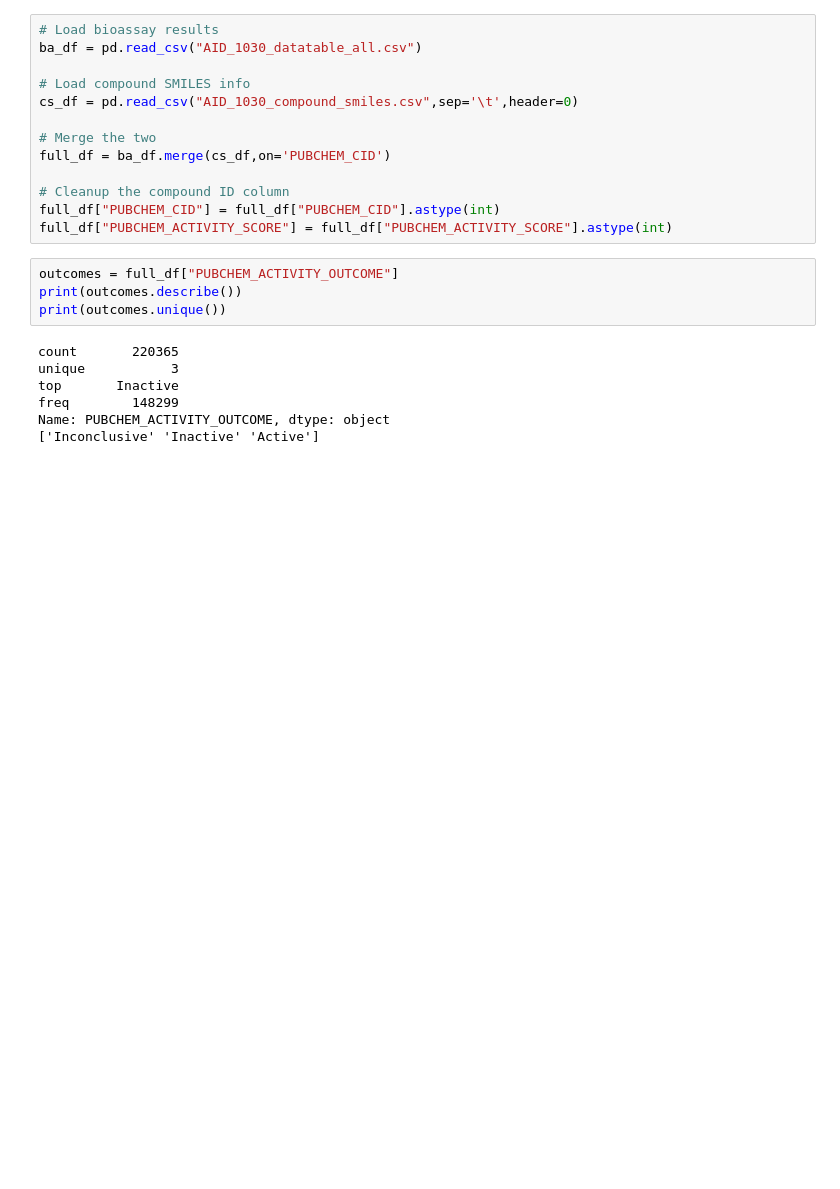
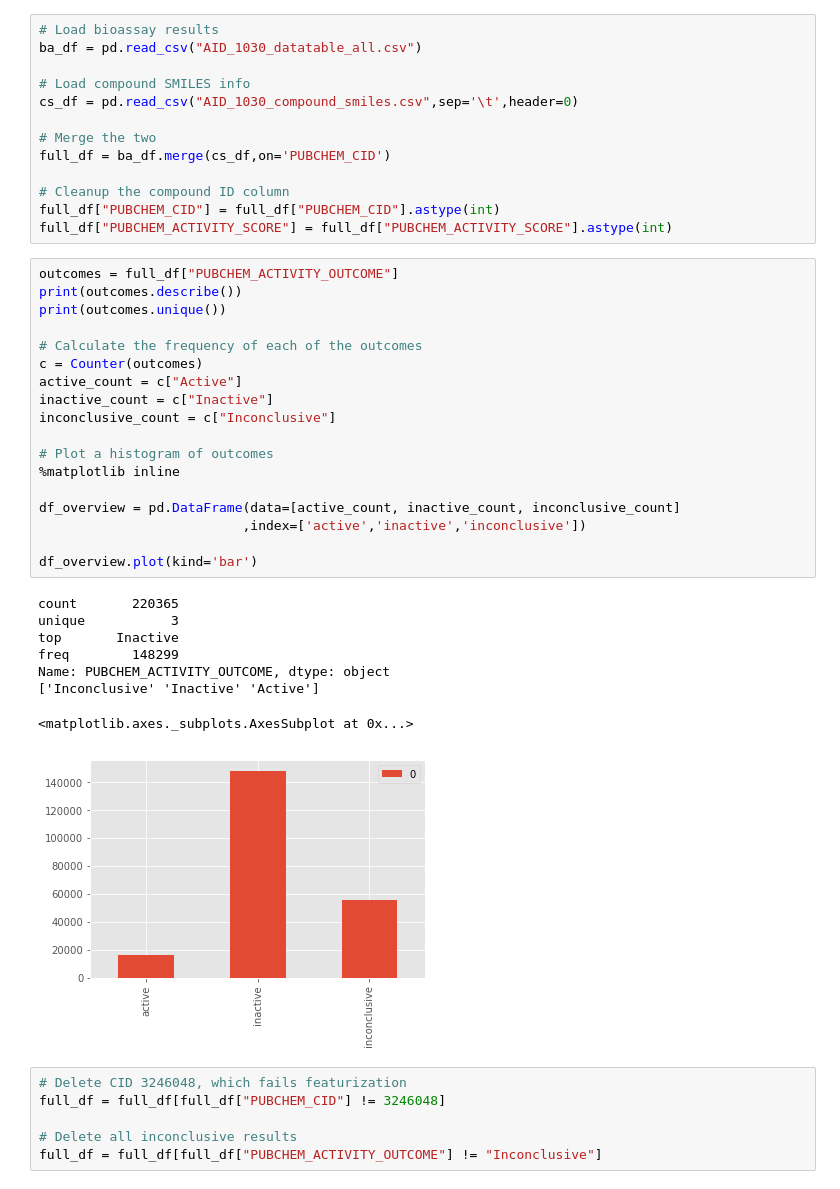
Before and after one commit to LRParser/pubchem-sklearn, a Jupyter notebook: pubchem_exploratory_analysis.ipynb, the cells around one changed output. Drawn from its saved outputs; the diff is of its cells as text; blank space fills up the shorter version.

```diff
--- a/pubchem_exploratory_analysis.ipynb
+++ b/pubchem_exploratory_analysis.ipynb
@@ -21,15 +34,37 @@ full_df = ba_df.merge(cs_df,on='PUBCHEM_CID')
 # Cleanup the compound ID column
 full_df["PUBCHEM_CID"] = full_df["PUBCHEM_CID"].astype(int)
 full_df["PUBCHEM_ACTIVITY_SCORE"] = full_df["PUBCHEM_ACTIVITY_SCORE"].astype(int)
-# %%
-outcomes = full_df["PUBCHEM_ACTIVITY_OUTCOME"]
-print(outcomes.describe())
-print(outcomes.unique())
-# %% [output]
-count       220365
-unique           3
-top       Inactive
-freq        148299
-Name: PUBCHEM_ACTIVITY_OUTCOME, dtype: object
-['Inconclusive' 'Inactive' 'Active']
+# %%
+outcomes = full_df["PUBCHEM_ACTIVITY_OUTCOME"]
+print(outcomes.describe())
+print(outcomes.unique())
+
+# Calculate the frequency of each of the outcomes
+c = Counter(outcomes)
+active_count = c["Active"]
+inactive_count = c["Inactive"]
+inconclusive_count = c["Inconclusive"]
+
+# Plot a histogram of outcomes
+%matplotlib inline
+
+df_overview = pd.DataFrame(data=[active_count, inactive_count, inconclusive_count]
+                          ,index=['active','inactive','inconclusive'])
+
+df_overview.plot(kind='bar')
+# %% [output]
+count       220365
+unique           3
+top       Inactive
+freq        148299
+Name: PUBCHEM_ACTIVITY_OUTCOME, dtype: object
+['Inconclusive' 'Inactive' 'Active']
+<matplotlib.axes._subplots.AxesSubplot at 0x...>
+[figure, added]
+# %%
+# Delete CID 3246048, which fails featurization
+full_df = full_df[full_df["PUBCHEM_CID"] != 3246048]
+
+# Delete all inconclusive results
+full_df = full_df[full_df["PUBCHEM_ACTIVITY_OUTCOME"] != "Inconclusive"]
 # %%
```
Also changed, not shown: parts of 13 cells of this notebook, 7 other files.
